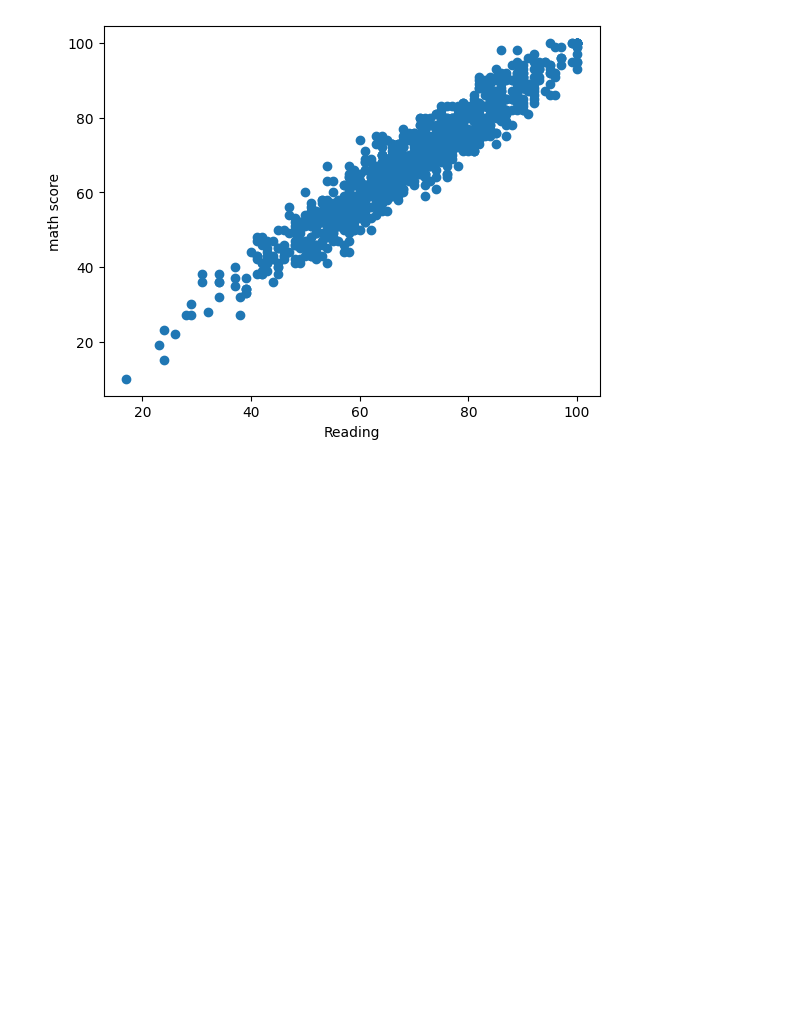
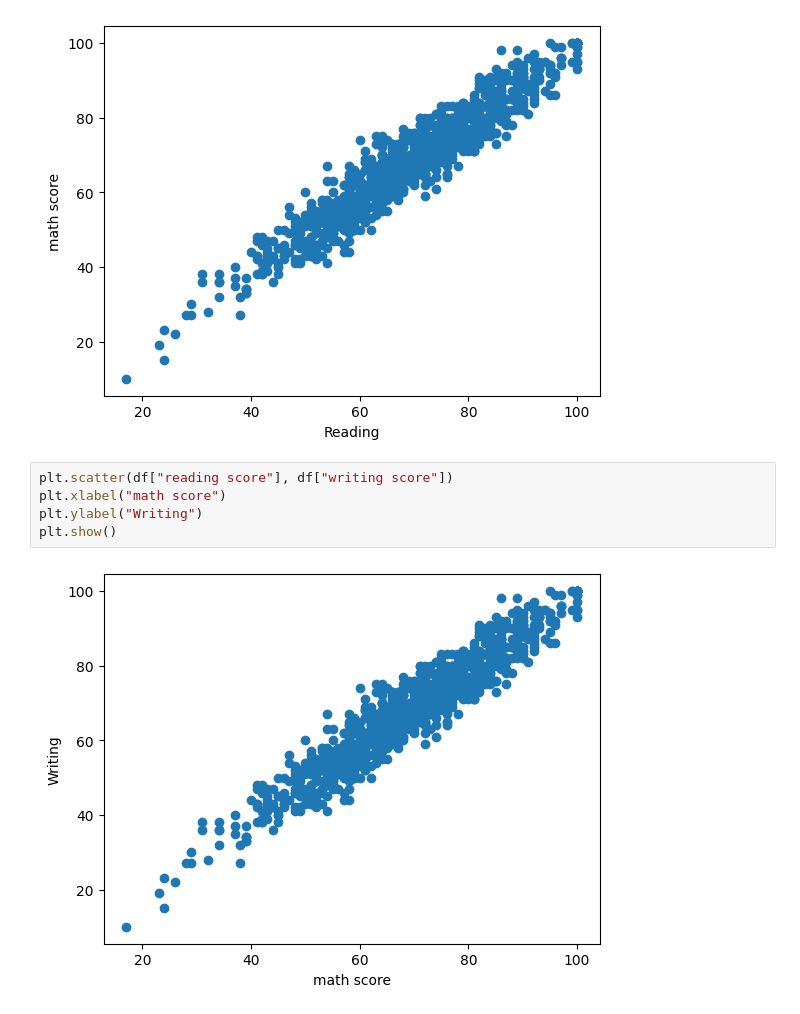
Before and after one commit to gitbhusalhubpramish/student-performance-kaggle, a Jupyter notebook: notebook6efdc2edcc.ipynb, the cells around one changed output. Cells and saved outputs as stored; diff of their text form; blank space fills up the shorter version.

Commit message:
Kaggle Notebook | notebook6efdc2edcc | writing and math score rel

```diff
--- a/notebook6efdc2edcc.ipynb
+++ b/notebook6efdc2edcc.ipynb
@@ -174,3 +174,10 @@ plt.ylabel("math score")
 plt.show()
 # %% [output]
 [figure]
+# %%
+plt.scatter(df["reading score"], df["writing score"])
+plt.xlabel("math score")
+plt.ylabel("Writing")
+plt.show()
+# %% [output]
+[figure, added]
```
